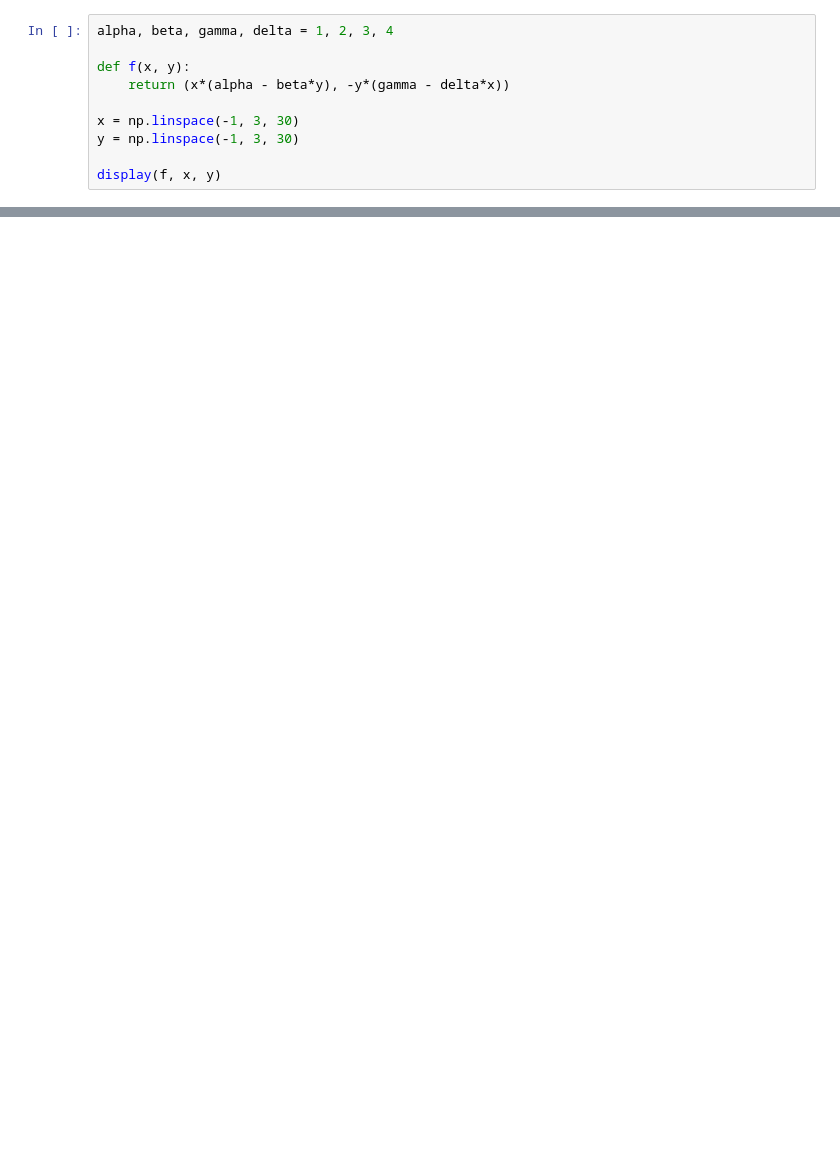
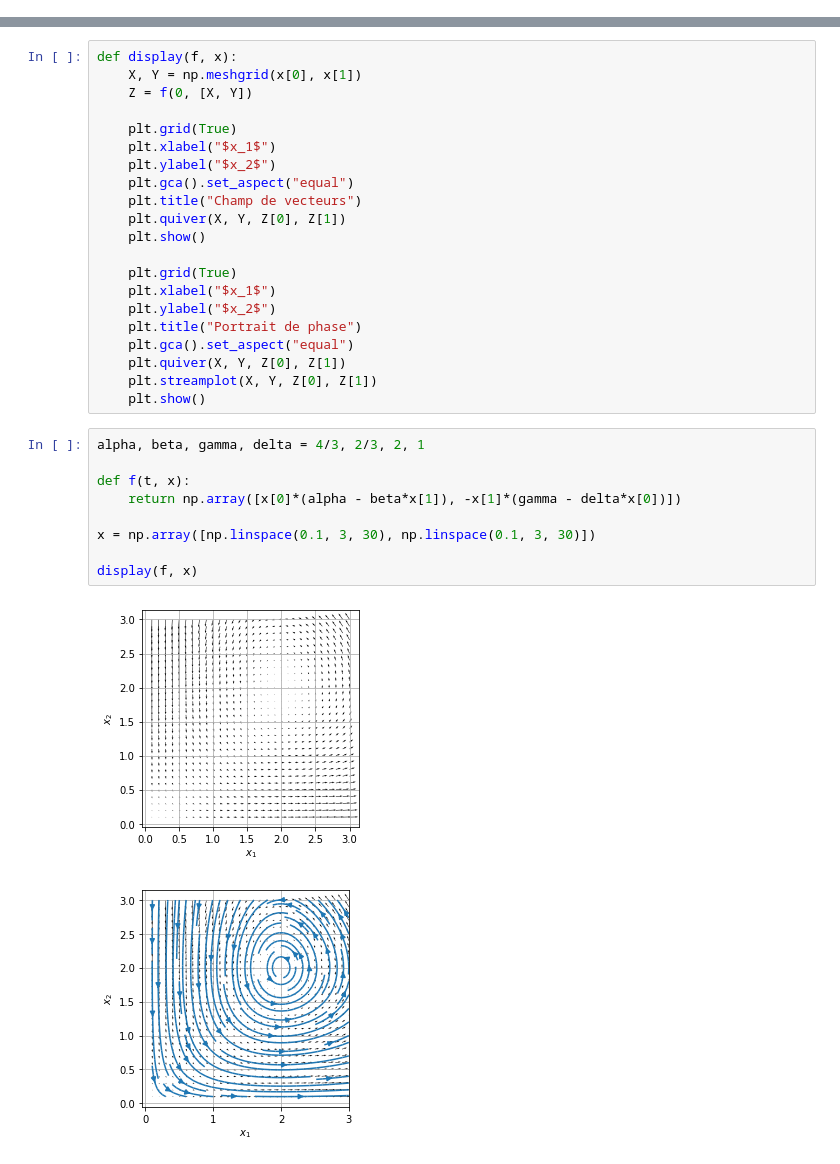
Before and after one commit to cwotawa/Projet-math-info-2, a Jupyter notebook: Projet_2.ipynb, the cells around one changed output, grey strips where cells are left out. Saved outputs shown, nothing was run; the diff lists cells and outputs as text; blank space fills up the shorter version.

```diff
--- a/Projet_2.ipynb
+++ b/Projet_2.ipynb
@@ -21,10 +0,0 @@ def display(f, x, y):
-# %%
-alpha, beta, gamma, delta = 1, 2, 3, 4
-
-def f(x, y):
-    return (x*(alpha - beta*y), -y*(gamma - delta*x))
-
-x = np.linspace(-1, 3, 30)
-y = np.linspace(-1, 3, 30)
-
-display(f, x, y)
@@ -111,0 +95,33 @@ solve_euler_implicite(lambda x : 3*x, 0.5, 1, 0, 10)
+# %%
+def display(f, x):
+    X, Y = np.meshgrid(x[0], x[1])
+    Z = f(0, [X, Y])
+
+    plt.grid(True)
+    plt.xlabel("$x_1$")
+    plt.ylabel("$x_2$")
+    plt.gca().set_aspect("equal")
+    plt.title("Champ de vecteurs")
+    plt.quiver(X, Y, Z[0], Z[1])
+    plt.show()
+
+    plt.grid(True)
+    plt.xlabel("$x_1$")
+    plt.ylabel("$x_2$")
+    plt.title("Portrait de phase")
+    plt.gca().set_aspect("equal")
+    plt.quiver(X, Y, Z[0], Z[1])
+    plt.streamplot(X, Y, Z[0], Z[1])
+    plt.show()
+# %%
+alpha, beta, gamma, delta = 4/3, 2/3, 2, 1
+
+def f(t, x):
+    return np.array([x[0]*(alpha - beta*x[1]), -x[1]*(gamma - delta*x[0])])
+
+x = np.array([np.linspace(0.1, 3, 30), np.linspace(0.1, 3, 30)])
+
+display(f, x)
+# %% [output]
+[figure, added]
+[figure, added]
```
Also changed, not shown: parts of 42 cells of this notebook.
